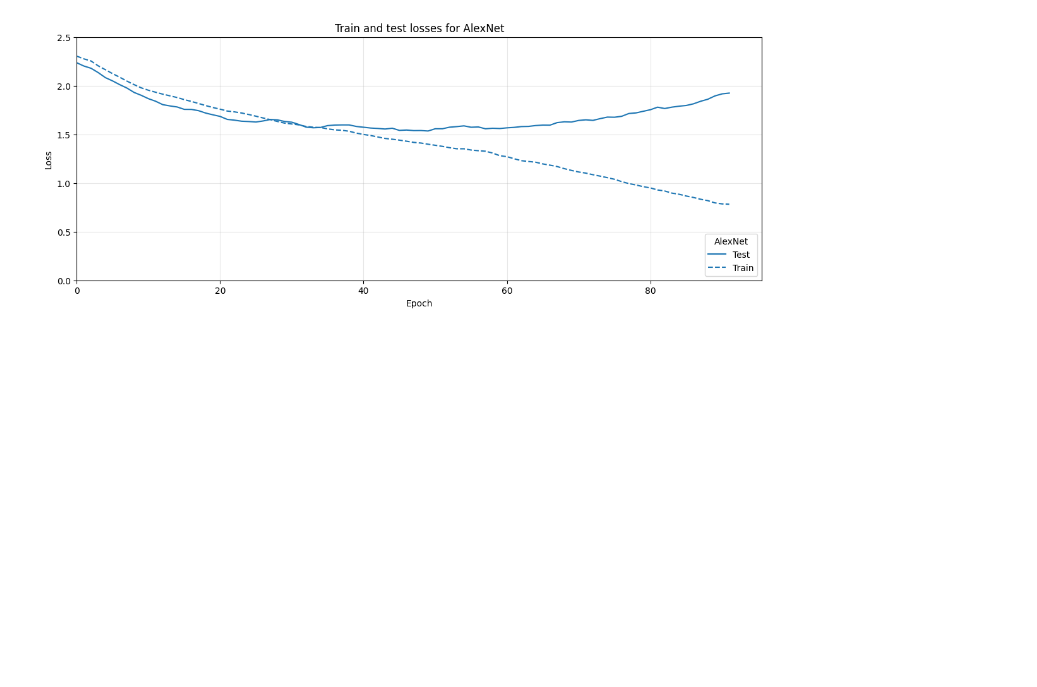
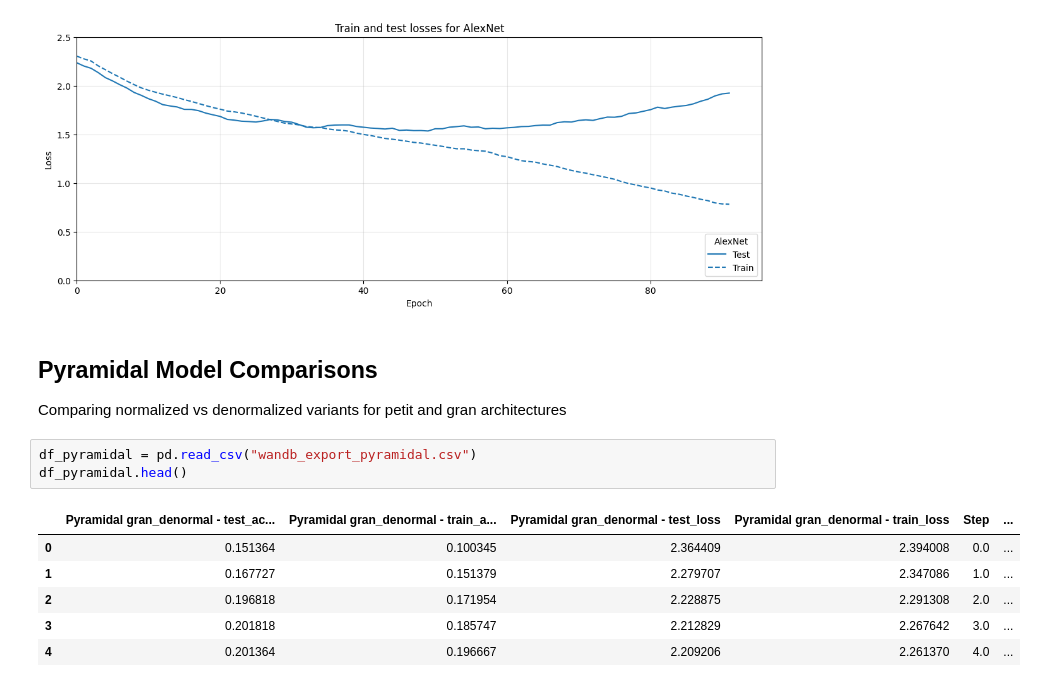
Before and after one commit to MCV-C3/project-team-6, a Jupyter notebook: Week2/report/plot_temp.ipynb, the cells around one changed output. Saved outputs shown, nothing was run; the diff lists cells and outputs as text; blank space fills up the shorter version.

```diff
--- a/Week2/report/plot_temp.ipynb
+++ b/Week2/report/plot_temp.ipynb
@@ -303,3 +303,17 @@ plt.grid(True, alpha=0.3)
 plt.show()
 # %% [output]
 [figure]
+# %% [markdown]
+## Pyramidal Model Comparisons
+
+Comparing normalized vs denormalized variants for petit and gran architectures
+# %%
+df_pyramidal = pd.read_csv("wandb_export_pyramidal.csv")
+df_pyramidal.head()
+# %% [output]
+|  | Pyramidal gran_denormal - test_ac... | Pyramidal gran_denormal - train_a... | Pyramidal gran_denormal - test_loss | Pyramidal gran_denormal - train_loss | Step | ... |
+| 0 | 0.151364 | 0.100345 | 2.364409 | 2.394008 | 0.0 | ... |
+| 1 | 0.167727 | 0.151379 | 2.279707 | 2.347086 | 1.0 | ... |
+| 2 | 0.196818 | 0.171954 | 2.228875 | 2.291308 | 2.0 | ... |
+| 3 | 0.201818 | 0.185747 | 2.212829 | 2.267642 | 3.0 | ... |
+| 4 | 0.201364 | 0.196667 | 2.209206 | 2.261370 | 4.0 | ... |
```
Also changed, not shown: parts of 4 cells of this notebook, 4 other files.
